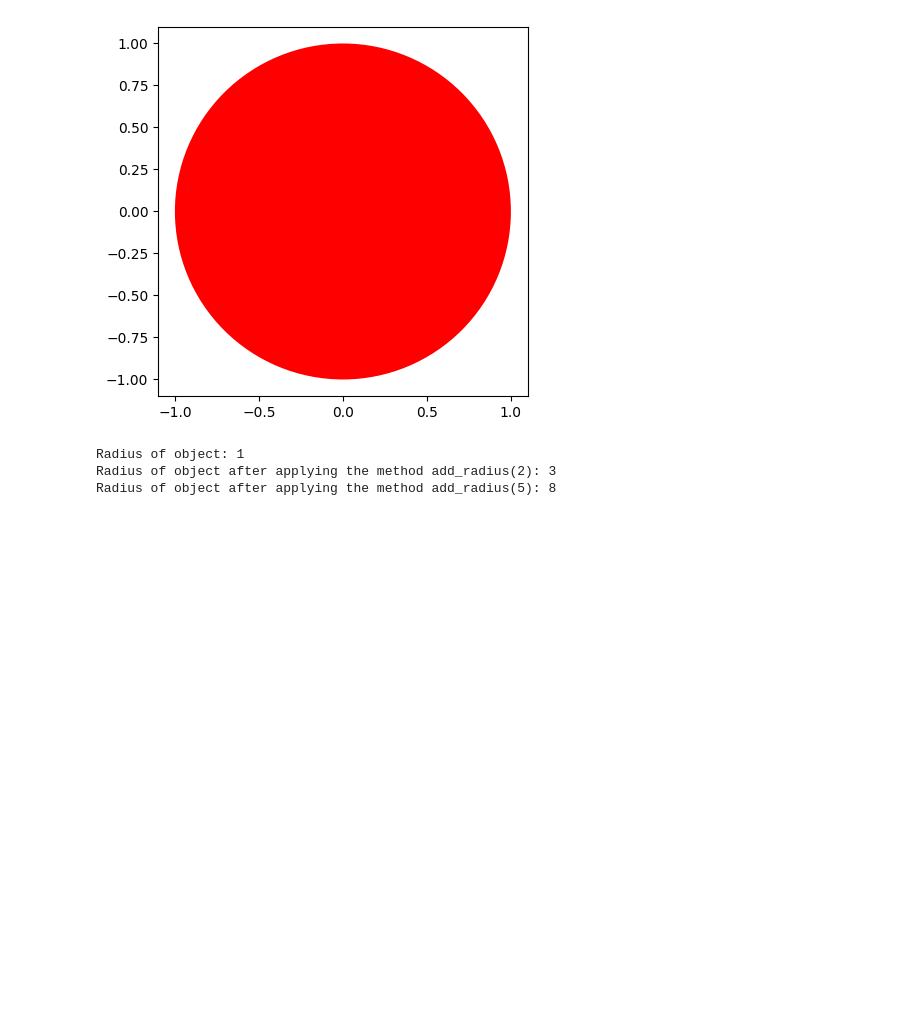
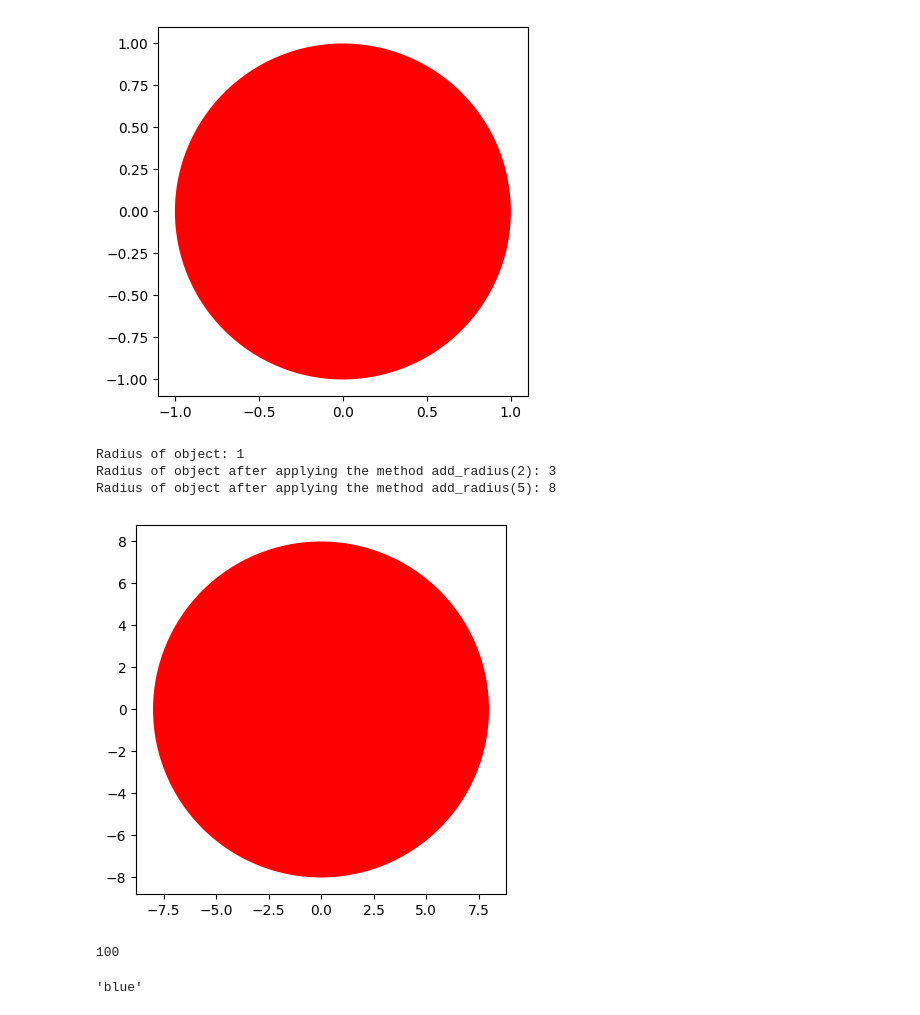
Before and after one commit to neodata/Cours, a Jupyter notebook: python_class.ipynb, the cells around one changed output. Cells and saved outputs as stored; diff of their text form; code cells hidden in the pictures; blank space fills up the shorter version.

```diff
--- a/python_class.ipynb
+++ b/python_class.ipynb
@@ -87,3 +87,7 @@ print("Radius of object after applying the method add_radius(5):", RedCircle.rad
 Radius of object: 1
 Radius of object after applying the method add_radius(2): 3
 Radius of object after applying the method add_radius(5): 8
+# %%
+RedCircle.drawCircle()
+# %% [output]
+[figure, added]
@@ -89,0 +98,12 @@ Radius of object after applying the method add_radius(5): 8
+# %%
+# Print the object attribute radius
+
+BlueCircle.radius
+# %% [output]
+100
+# %%
+# Print the object attribute color
+
+BlueCircle.color
+# %% [output]
+'blue'
```
Also changed, not shown: parts of 13 cells of this notebook.
